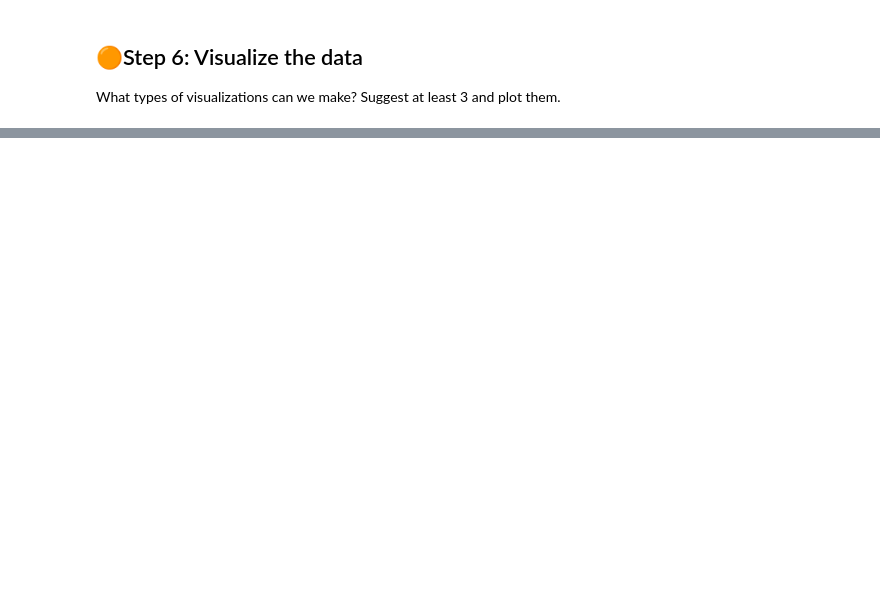
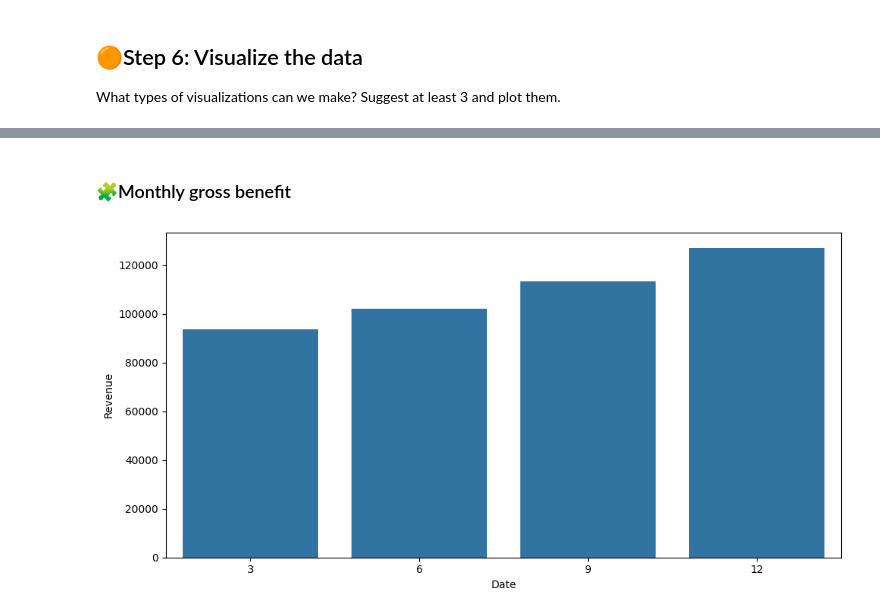
Before and after one commit to mvlarra/web-scraping-project-tutorial, a Jupyter notebook: src/explore.es.ipynb, the cells around one changed output, grey strips where cells are left out. Cells and saved outputs as stored; diff of their text form; code cells hidden in the pictures; blank space fills up the shorter version.

```diff
--- a/src/explore.es.ipynb
+++ b/src/explore.es.ipynb
@@ -426,0 +493,31 @@ What types of visualizations can we make? Suggest at least 3 and plot them.
+# %% [markdown]
+### 🧩Monthly gross benefit
+# %%
+fig, axis = plt.subplots(figsize = (10, 5))
+    # Crea la figura (fig) y el eje (axis) para el gráfico.
+    # figsize=(10, 5): Define el tamaño del gráfico en pulgadas
+
+df_tesla_revenue_monthly = df_tesla_revenue.groupby(df_tesla_revenue["Date"].dt.month)[["Revenue"]].sum().reset_index()
+    #  df_tesla_revenue["Date"].dt.month → Extrae el número de mes de cada fecha.
+    # .groupby(...) → Agrupa los datos por mes.
+    # [["Revenue"]].sum() → Suma los ingresos (Revenue) de cada mes.
+    # .reset_index() → Convierte el resultado en un DataFrame ordenado.
+        # Aquí "Date" representa el número del mes (1 = enero, 2 = febrero, etc.).
+                # Date    Revenue
+                # 1	        50000
+                # 2	        48000
+                # 3	        52000
+                # ...	      ...
+                # 12	    60000
+
+
+sns.barplot(data = df_tesla_revenue_monthly, x = "Date", y = "Revenue")
+    # Crea un gráfico de barras con Seaborn.
+    # x = "Date" → Ubica los meses en el eje X.
+    # y = "Revenue" → Muestra los ingresos mensuales en el eje Y.
+
+plt.tight_layout() # → Ajusta automáticamente el diseño para evitar solapamientos.
+
+plt.show() # → Muestra el gráfico.
+# %% [output]
+[figure, added]
```
Also changed, not shown: parts of 14 cells of this notebook, 2 other files.
